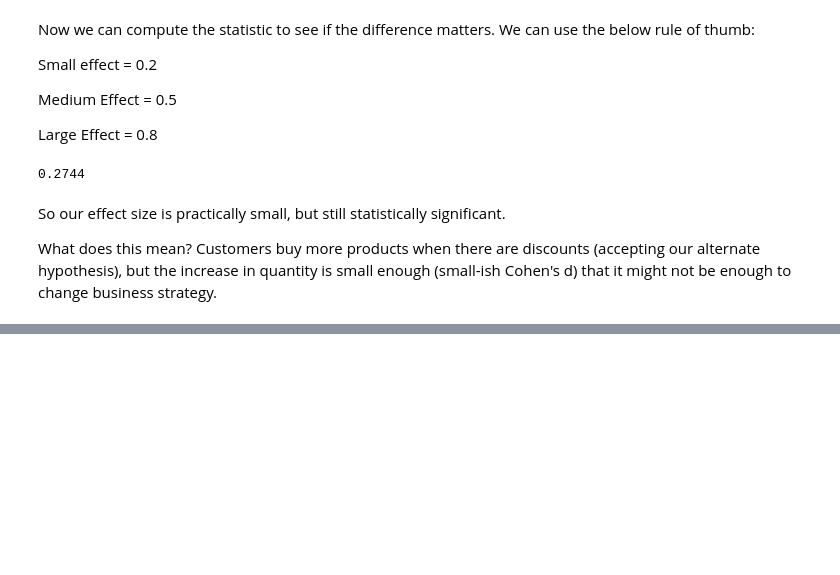
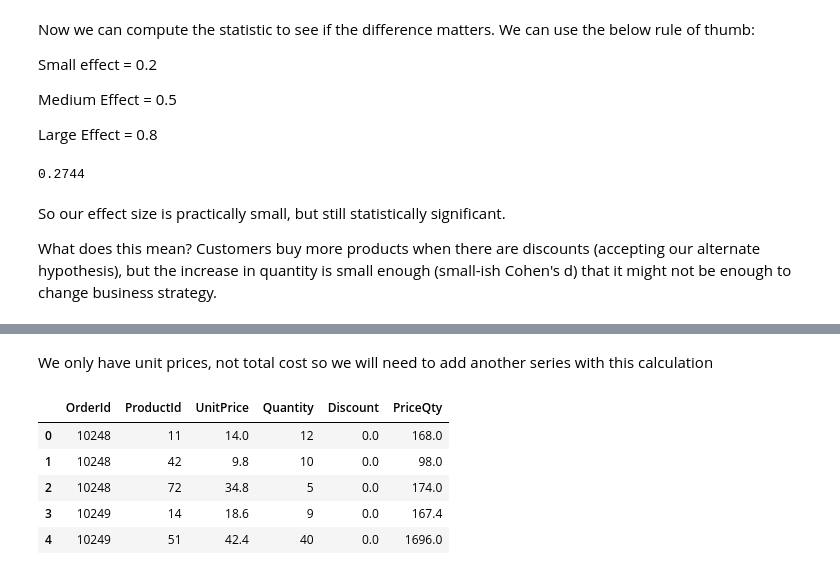
Before and after one commit to MissAle17/dsc-2-final-project-online-ds-sp-000, a Jupyter notebook: Module2.ipynb, the cells around one changed output, grey strips where cells are left out. Cells and saved outputs as stored; diff of their text form; code cells hidden in the pictures; blank space fills up the shorter version.

```diff
--- a/Module2.ipynb
+++ b/Module2.ipynb
@@ -295,0 +307,13 @@ Let's state our next hypothesis and walk through our analysis.
+# %% [markdown]
+We only have unit prices, not total cost so we will need to add another series with this calculation
+# %%
+#an additional note on our calculation - we included the discount amount so we can get totals later if needed
+df['PriceQty'] = df['Quantity'] * df['UnitPrice']-(df['Discount']*df['Quantity'] * df['UnitPrice'])
+df.head()
+# %% [output]
+|  | OrderId | ProductId | UnitPrice | Quantity | Discount | PriceQty |
+| 0 | 10248 | 11 | 14.0 | 12 | 0.0 | 168.0 |
+| 1 | 10248 | 42 | 9.8 | 10 | 0.0 | 98.0 |
+| 2 | 10248 | 72 | 34.8 | 5 | 0.0 | 174.0 |
+| 3 | 10249 | 14 | 18.6 | 9 | 0.0 | 167.4 |
+| 4 | 10249 | 51 | 42.4 | 40 | 0.0 | 1696.0 |
```
Also changed, not shown: parts of 9 cells of this notebook.
